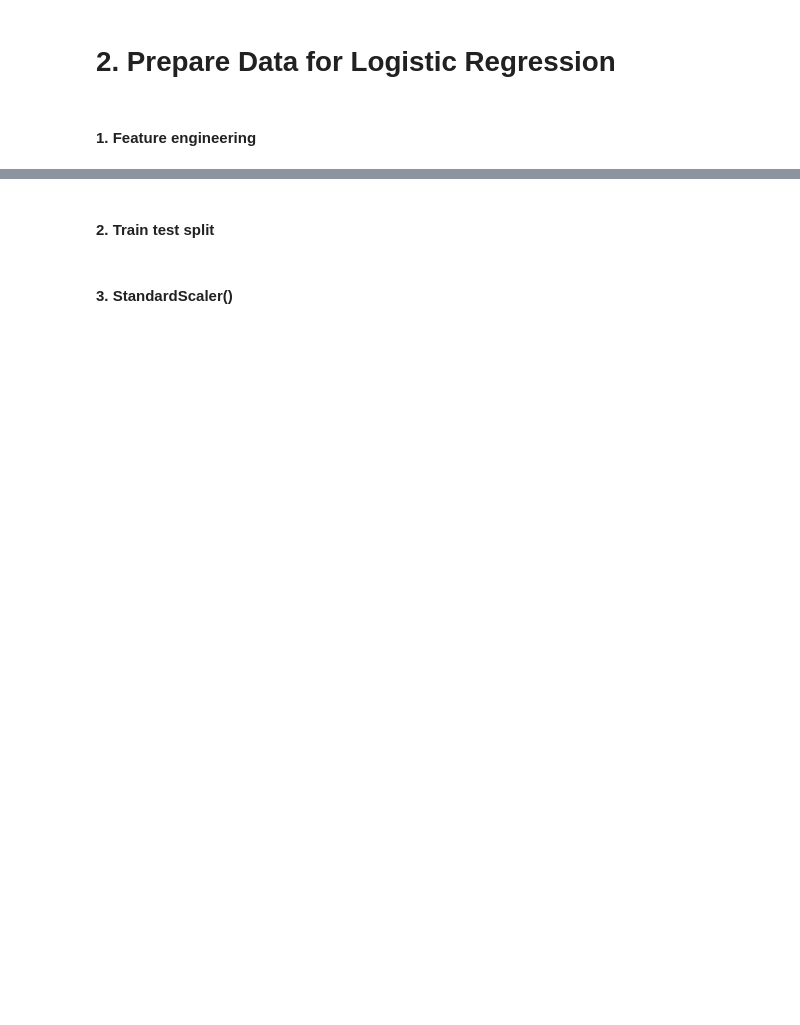
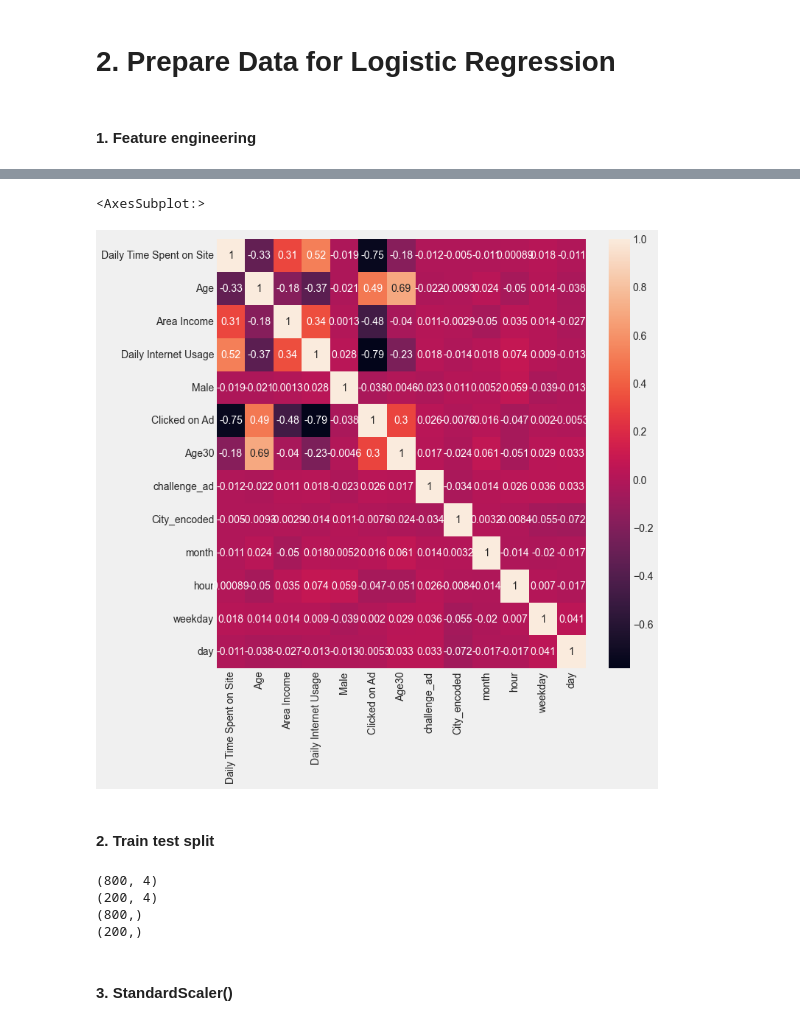
Before and after one commit to MNievas12/2304_dsft_thebridge, a Jupyter notebook: 3-Machine_Learning/1-Supervisado/2-Classification/4-Logistic_Regression/ejercicios/Logistic-regression predict-ad-click.ipynb, the cells around one changed output, grey strips where cells are left out. Saved outputs shown, nothing was run; the diff lists cells and outputs as text; code cells hidden in the pictures; blank space fills up the shorter version.

```diff
--- a/3-Machine_Learning/1-Supervisado/2-Classification/4-Logistic_Regression/ejercicios/Logistic-regression predict-ad-click.ipynb
+++ b/3-Machine_Learning/1-Supervisado/2-Classification/4-Logistic_Regression/ejercicios/Logistic-regression predict-ad-click.ipynb
@@ -34,0 +130,3 @@ plt.style.use("fivethirtyeight")
+# %%
+df['challenge_ad'] = np.where(df['Ad Topic Line'].str.contains("algorithm"), 1 , 0)
+df[df['challenge_ad']==1]['Clicked on Ad'].value_counts(normalize=True)
@@ -34,0 +141,9 @@ plt.style.use("fivethirtyeight")
+# %%
+from sklearn.preprocessing import LabelEncoder
+
+le = LabelEncoder()
+
+le.fit(df['City'])
+
+df['City_encoded'] = le.transform(df['City'])
+df
@@ -34,0 +184,8 @@ plt.style.use("fivethirtyeight")
+# %%
+df['Timestamp'] = pd.to_datetime(df['Timestamp'])
+# %%
+df['month'] = df['Timestamp'].dt.month
+df['hour'] = df['Timestamp'].dt.hour
+df['weekday'] = df['Timestamp'].dt.weekday
+df['day'] = df['Timestamp'].dt.day
+df
@@ -35,3 +238,9 @@ plt.style.use("fivethirtyeight")
+# %%
+plt.figure(figsize= (10,10))
+sns.heatmap(df.corr(), annot=True)
+# %% [output]
+<AxesSubplot:>
+[figure, added]
 # %% [markdown]
 
 #### 2. Train test split
@@ -38,3 +254,13 @@ plt.style.use("fivethirtyeight")
+# %%
+print(X_train.shape)
+print(X_test.shape)
+print(y_train.shape)
+print(y_test.shape)
+# %% [output]
+(800, 4)
+(200, 4)
+(800,)
+(200,)
 # %% [markdown]
 
 #### 3. StandardScaler()
```
Also changed, not shown: parts of 47 cells of this notebook.
